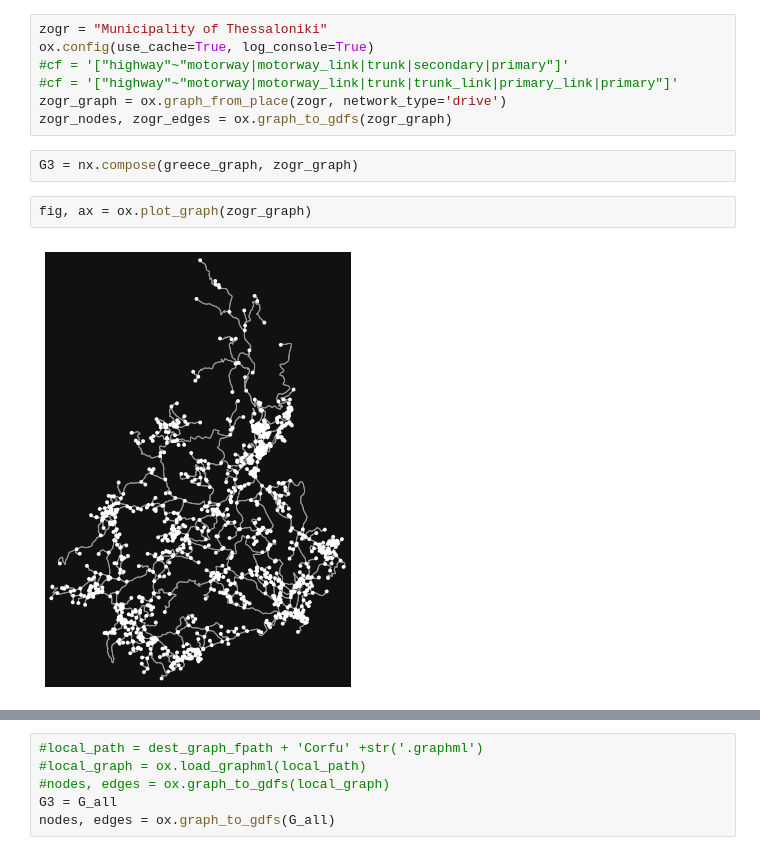
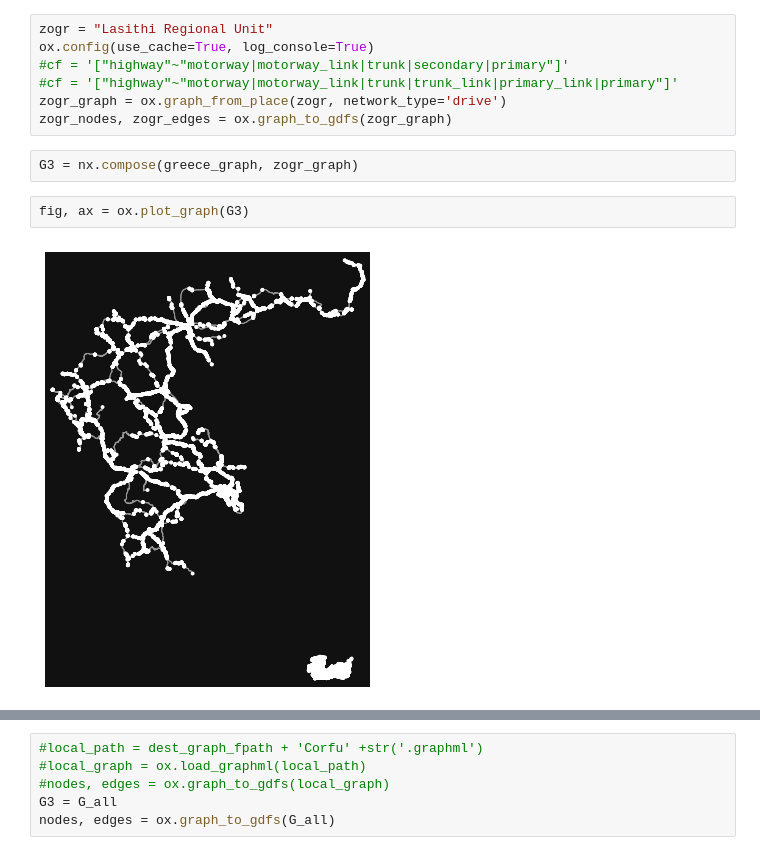
Before and after one commit to cbabalis/osm_project, a Jupyter notebook: src/elkouk_algo.ipynb, the cells around one changed output, grey strips where cells are left out. Cells and saved outputs as stored; diff of their text form.

Commit message:
more regions added

```diff
--- a/src/elkouk_algo.ipynb
+++ b/src/elkouk_algo.ipynb
@@ -15,7 +15,7 @@ greece_graph = ox.graph_from_place(place_name, network_type='drive', custom_filt
 #fig, ax = ox.plot_graph(graph)
 greece_nodes, greece_edges = ox.graph_to_gdfs(greece_graph)
 # %%
-zogr = "Municipality of Thessaloniki"
+zogr = "Lasithi Regional Unit"
 ox.config(use_cache=True, log_console=True)
 #cf = '["highway"~"motorway|motorway_link|trunk|secondary|primary"]'
 #cf = '["highway"~"motorway|motorway_link|trunk|trunk_link|primary_link|primary"]'
@@ -24,6 +24,6 @@ zogr_nodes, zogr_edges = ox.graph_to_gdfs(zogr_graph)
 # %%
 G3 = nx.compose(greece_graph, zogr_graph)
 # %%
-fig, ax = ox.plot_graph(zogr_graph)
+fig, ax = ox.plot_graph(G3)
 # %% [output]
-[figure, old version]
+[figure, new version]
```
Also changed, not shown: parts of 4 cells of this notebook.
